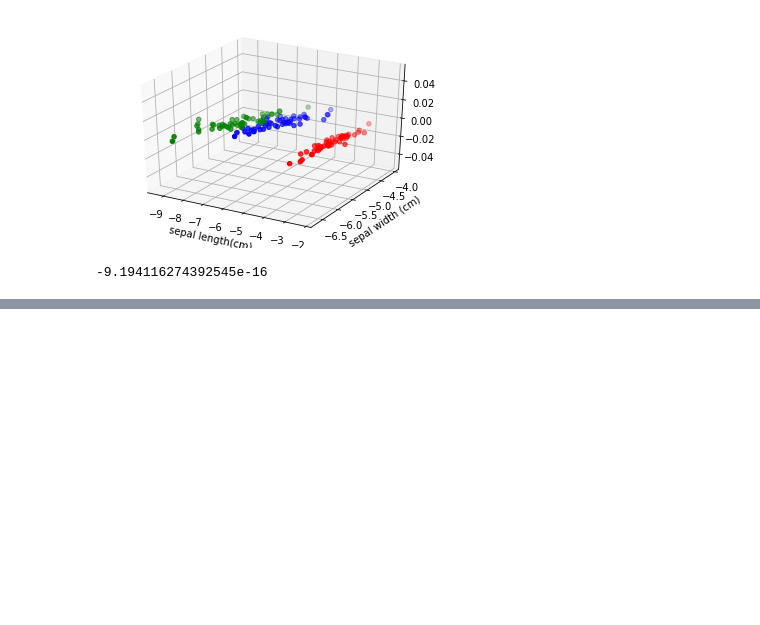
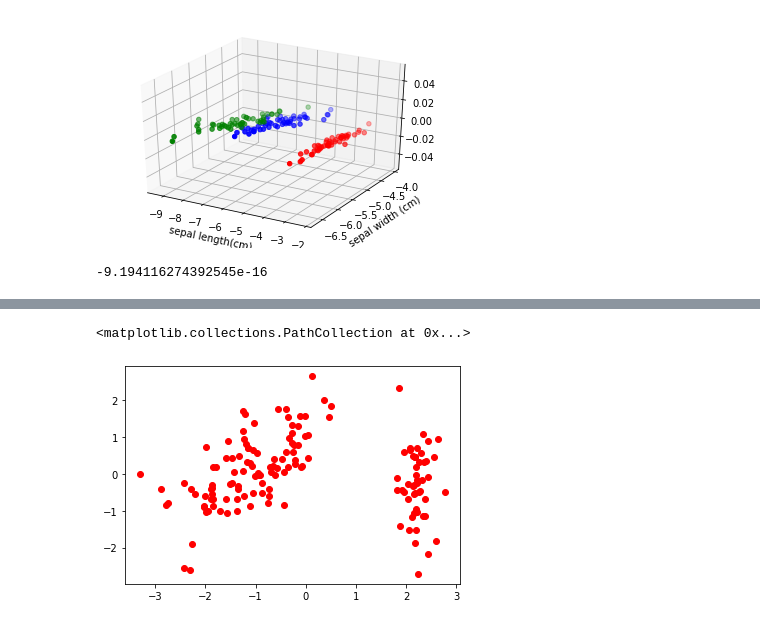
Before and after one commit to massinoLight/tp_AlgoBD, a Jupyter notebook: TP_pyspark_PCA.ipynb, the cells around one changed output, grey strips where cells are left out. Cells and saved outputs as stored; diff of their text form; code cells hidden in the pictures; blank space fills up the shorter version.

```diff
--- a/TP_pyspark_PCA.ipynb
+++ b/TP_pyspark_PCA.ipynb
@@ -238,0 +250,3 @@ corr
+# %%
+dfIris = spark.read.csv("/content/sample_data/iris.csv", header=True, inferSchema=True, mode="DROPMALFORMED", encoding='UTF-8')
+dfMnist = spark.read.csv("/content/sample_data/mnist_train_small.csv", header=True, inferSchema=True, mode="DROPMALFORMED", encoding='UTF-8')
@@ -238,0 +279,7 @@ corr
+# %%
+from pyspark.ml.feature import VectorAssembler
+
+assembler = VectorAssembler(inputCols=df.columns[0:4], outputCol="variable")
+
+feature_vectors = assembler.transform(dfIris)
+feature_vectors.show(truncate=False)
@@ -238,0 +306,6 @@ corr
+# %%
+from pyspark.ml.feature import StandardScaler
+scaler = StandardScaler(inputCol="variable", outputCol="Standardized", withStd=True, withMean=True)
+scalerModel = scaler.fit(feature_vectors)
+std_feature_vectors = scalerModel.transform(feature_vectors)
+std_feature_vectors.select("Standardized").show(truncate=False)
@@ -238,0 +332,17 @@ corr
+# %%
+from pyspark.ml.feature import PCA
+
+# build PCA model
+pca = PCA(k=2, inputCol="Standardized", outputCol="Main component score")
+pcaModel = pca.fit(std_feature_vectors)
+
+print("====Eigenvector====")
+print(pcaModel.pc)
+
+print("====Contribution rate====")
+print(pcaModel.explainedVariance)
+
+pca_score = pcaModel.transform(std_feature_vectors).select("Main component score")
+
+
+pca_score.show(truncate=False)
@@ -238,0 +367,13 @@ corr
+# %%
+import matplotlib.pyplot as plt
+pdf = pca_score.toPandas()
+X=[]
+Y=[]
+for i in range(0,len(pdf)):
+  X.append(pdf['Main component score'][i][0])
+  Y.append(pdf['Main component score'][i][1])
+
+plt.scatter(X, Y, c = 'red')
+# %% [output]
+<matplotlib.collections.PathCollection at 0x...>
+[figure, added]
```
Also changed, not shown: parts of 12 cells of this notebook.
